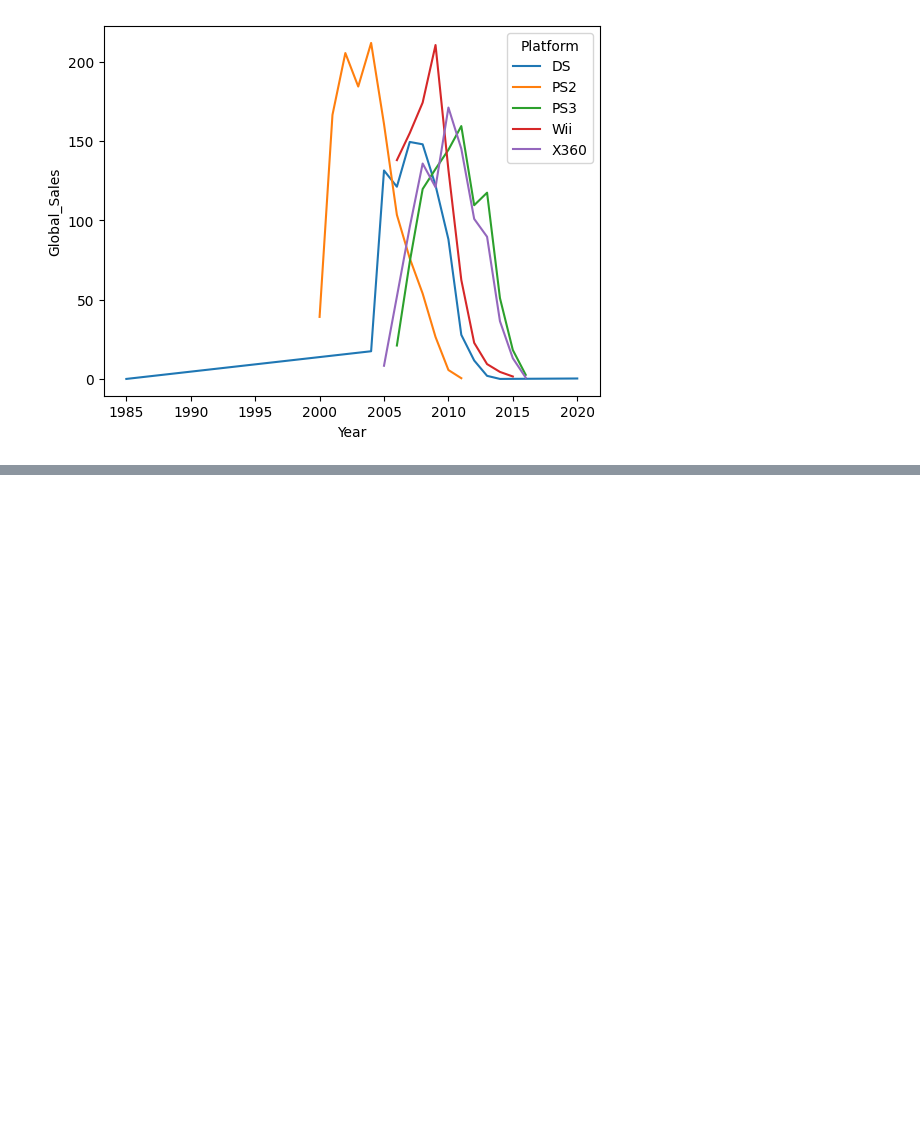
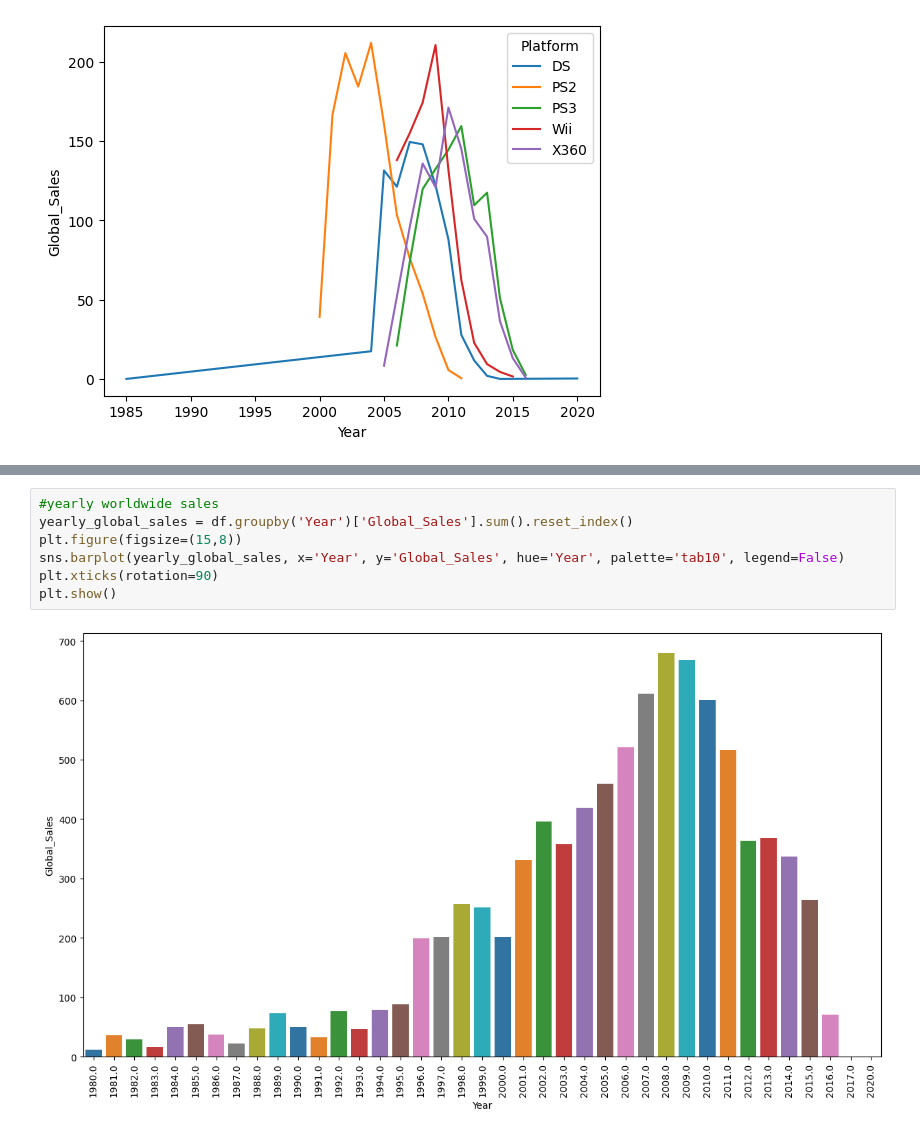
Before and after one commit to cafesmire/notebooks, a Jupyter notebook: video_game_sales/videogame_eda.ipynb, the cells around one changed output, grey strips where cells are left out. Drawn from its saved outputs; the diff is of its cells as text; blank space fills up the shorter version.

```diff
--- a/video_game_sales/videogame_eda.ipynb
+++ b/video_game_sales/videogame_eda.ipynb
@@ -179,0 +196,9 @@ plt.show()
+# %%
+#yearly worldwide sales
+yearly_global_sales = df.groupby('Year')['Global_Sales'].sum().reset_index()
+plt.figure(figsize=(15,8))
+sns.barplot(yearly_global_sales, x='Year', y='Global_Sales', hue='Year', palette='tab10', legend=False)
+plt.xticks(rotation=90)
+plt.show()
+# %% [output]
+[figure, added]
```
Also changed, not shown: parts of 6 cells of this notebook.
